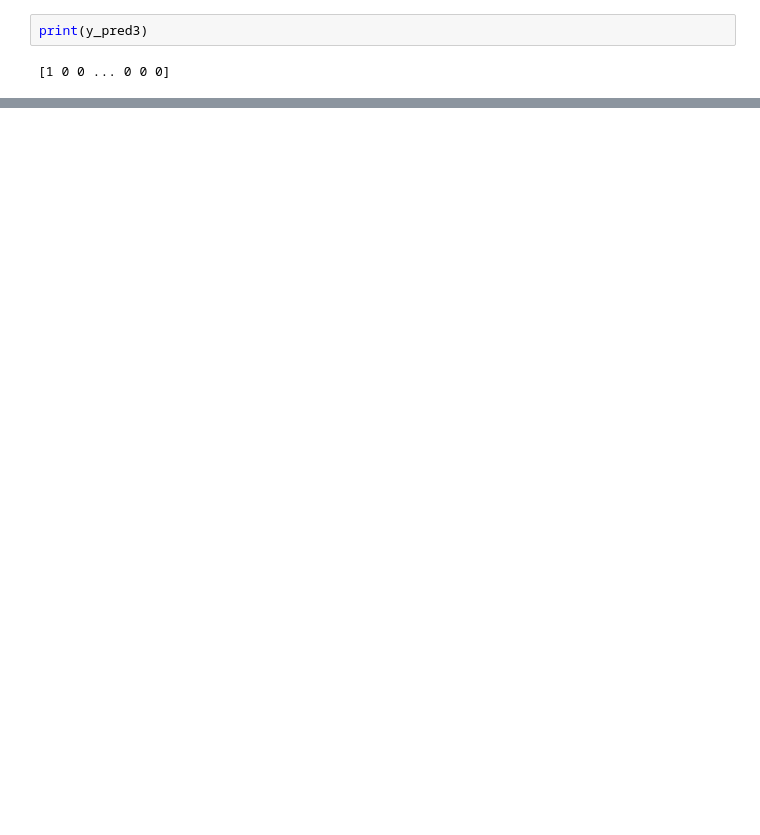
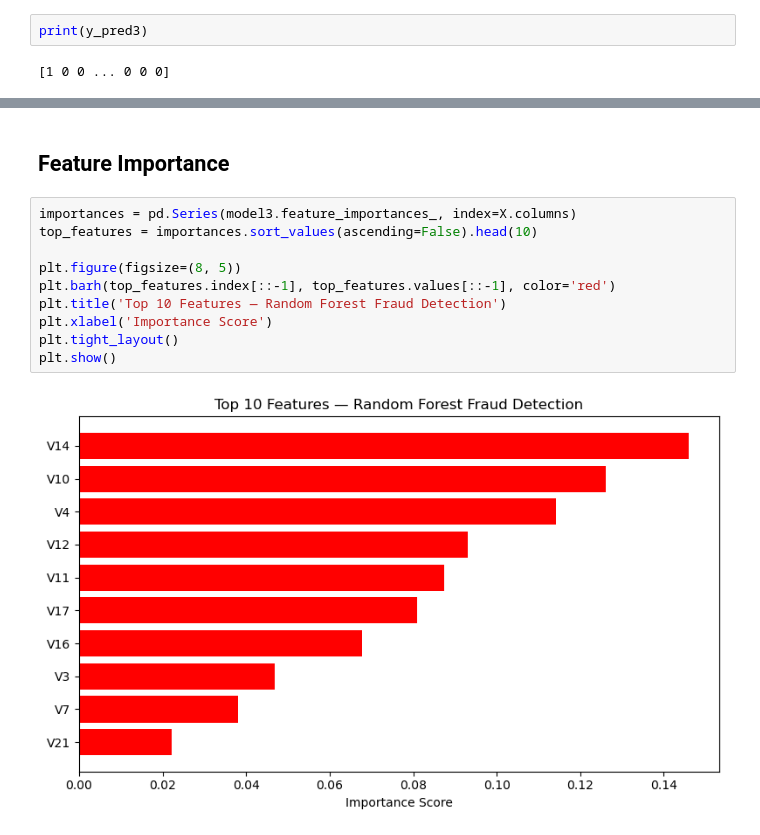
Before and after one commit to ri-data/fraud-detection-ml, a Jupyter notebook: Fraud_detection.ipynb, the cells around one changed output, grey strips where cells are left out. Cells and saved outputs as stored; diff of their text form; blank space fills up the shorter version.

```diff
--- a/Fraud_detection.ipynb
+++ b/Fraud_detection.ipynb
@@ -223 +298,15 @@ weighted avg       1.00      1.00      1.00     56962
+# %% [markdown]
+## Feature Importance
+# %%
+importances = pd.Series(model3.feature_importances_, index=X.columns)
+top_features = importances.sort_values(ascending=False).head(10)
+
+plt.figure(figsize=(8, 5))
+plt.barh(top_features.index[::-1], top_features.values[::-1], color='red')
+plt.title('Top 10 Features — Random Forest Fraud Detection')
+plt.xlabel('Importance Score')
+plt.tight_layout()
+plt.show()
+# %% [output]
+[figure, added]
 # %% [markdown]
```
Also changed, not shown: parts of 17 cells of this notebook.
